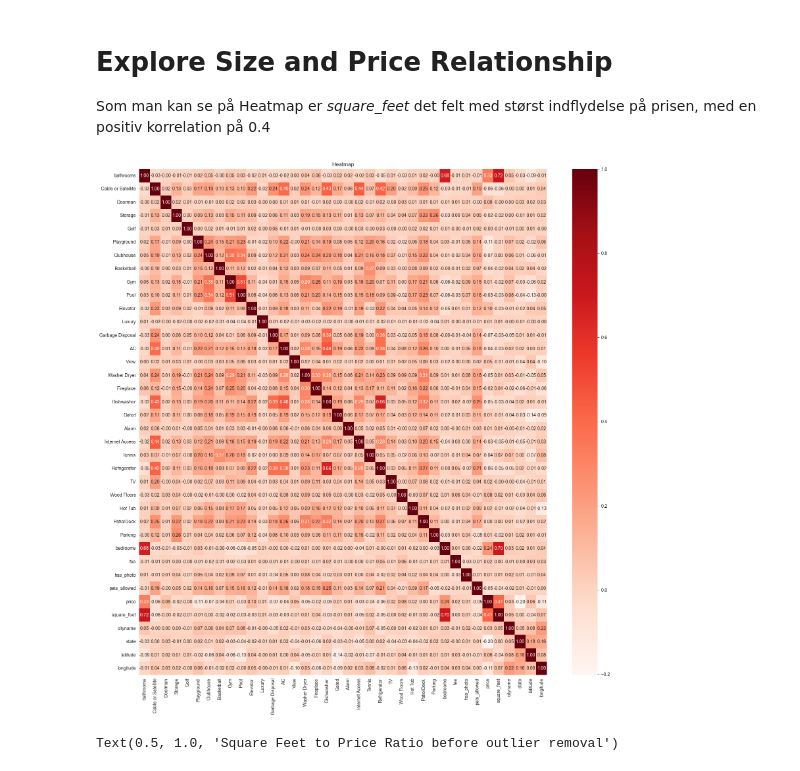
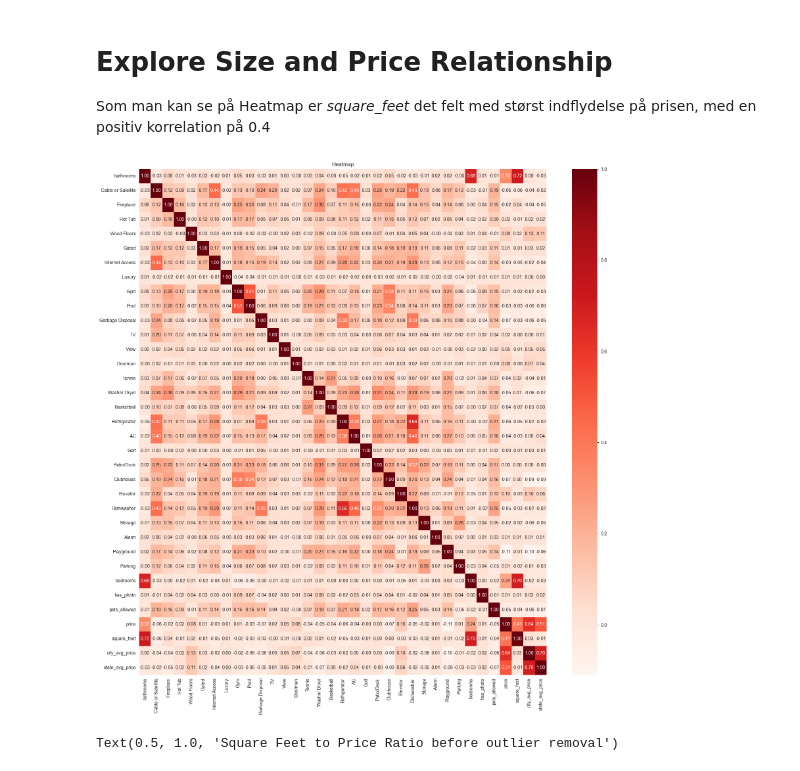
Before and after one commit to Mathias1997/Projekt-Rentprice, a Jupyter notebook: rent_price_exam.ipynb, the cells around one changed output. Cells and saved outputs as stored; diff of their text form; code cells hidden in the pictures.

Commit message:
fixed state and cityname issues

```diff
--- a/rent_price_exam.ipynb
+++ b/rent_price_exam.ipynb
@@ -509,0 +450,5 @@ data
+# %%
+# Calculate average price per city and map it back to the dataset
+city_avg_price = data.groupby('cityname')['price'].mean()
+data['city_avg_price'] = data['cityname'].map(city_avg_price)
+data
@@ -561,3 +518,0 @@ statedict
-# %%
-data['state'] = data['state'].replace(statedict)
-data
@@ -577,0 +519,5 @@ data
+# %%
+# Calculate average price per state and map it back to the dataset
+city_avg_price = data.groupby('state')['price'].mean()
+data['state_avg_price'] = data['state'].map(city_avg_price)
+data
@@ -622,13 +609,15 @@ EDA Goals:
+# %%
+data_no_string = data.drop(columns=['cityname','state'])
 # %% [markdown]
 # Explore Size and Price Relationship
 Som man kan se på Heatmap er *square_feet* det felt med størst indflydelse på prisen, med en positiv korrelation på 0.4
 # %%
 plt.figure(figsize=(20,20))
-sns.heatmap(data.corr(),annot=True, cmap='Reds', fmt='.2f')
+sns.heatmap(data_no_string.corr(),annot=True, cmap='Reds', fmt='.2f')
 plt.title("Heatmap")
 plt.show()
 # %% [output]
-[figure, old version]
+[figure, new version]
 # %%
 plt.figure(figsize=(20,20))
 sns.scatterplot(data=data, x="square_feet", y="price")
```
Also changed, not shown: parts of 62 cells of this notebook.
